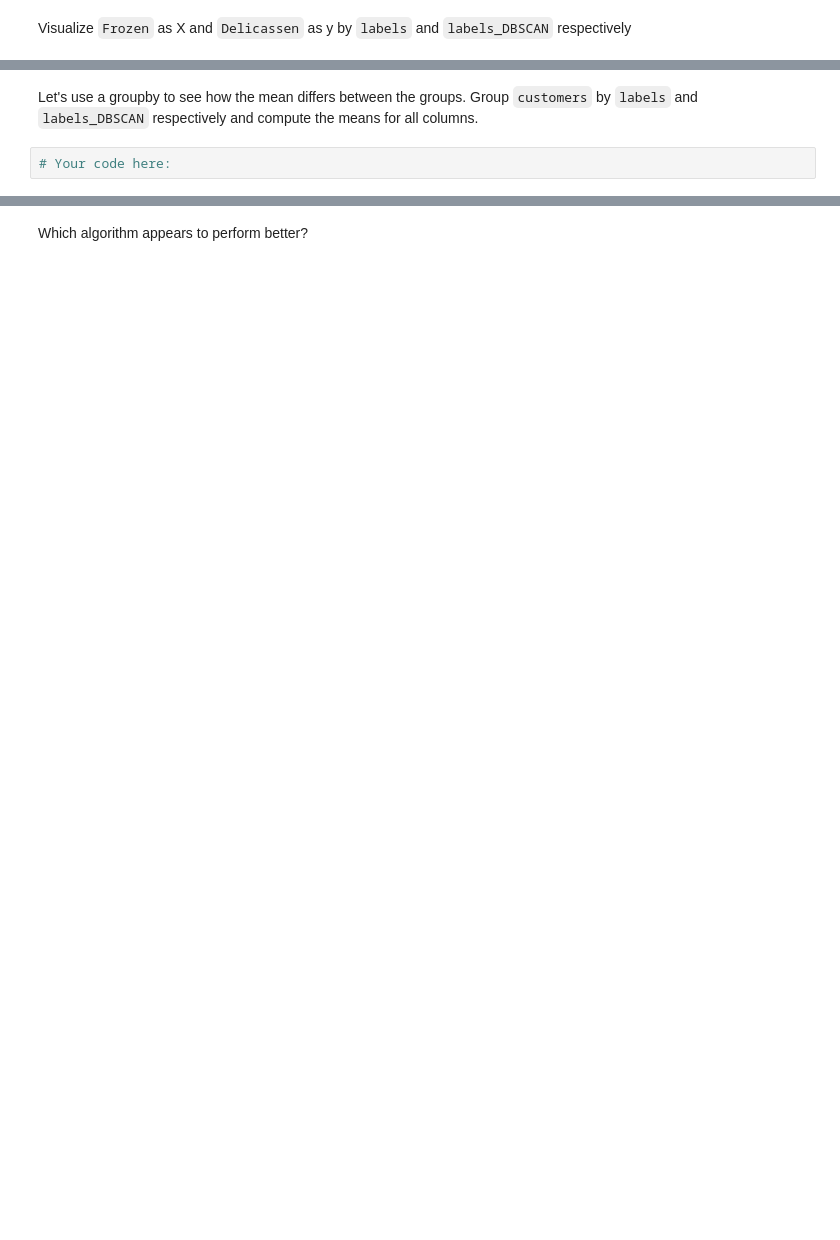
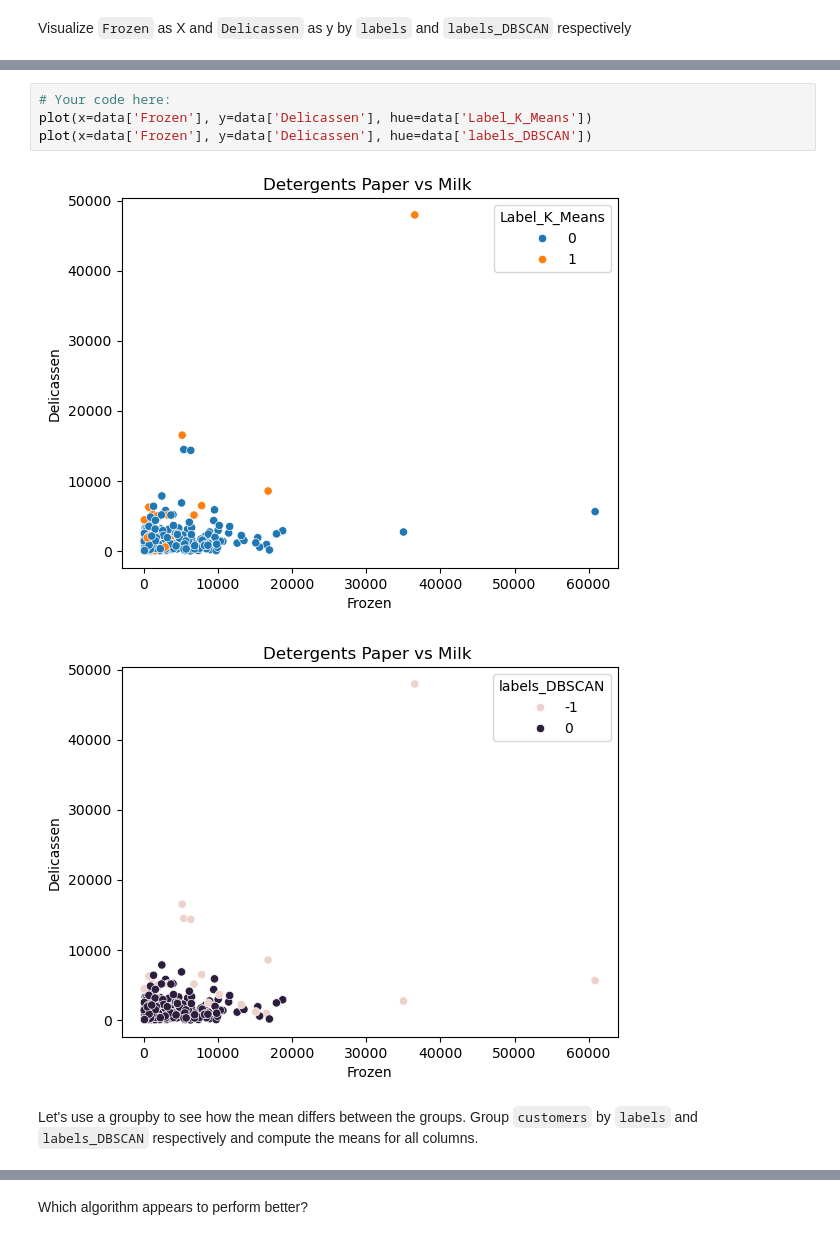
Before and after one commit to ironhack-labs/lab-unsupervised-learning-en, a Jupyter notebook: your-code/main.ipynb, the cells around one changed output, grey strips where cells are left out. Saved outputs shown, nothing was run; the diff lists cells and outputs as text; blank space fills up the shorter version.

```diff
--- a/your-code/main.ipynb
+++ b/your-code/main.ipynb
@@ -281,4 +312,9 @@ Visualize `Frozen` as X and `Delicassen` as y by `labels` and `labels_DBSCAN` re
+# %%
+# Your code here:
+plot(x=data['Frozen'], y=data['Delicassen'], hue=data['Label_K_Means'])
+plot(x=data['Frozen'], y=data['Delicassen'], hue=data['labels_DBSCAN'])
+# %% [output]
+[figure, added]
+[figure, added]
 # %% [markdown]
 Let's use a groupby to see how the mean differs between the groups. Group `customers` by `labels` and `labels_DBSCAN` respectively and compute the means for all columns.
-# %%
-# Your code here:
```
Also changed, not shown: parts of 23 cells of this notebook.
